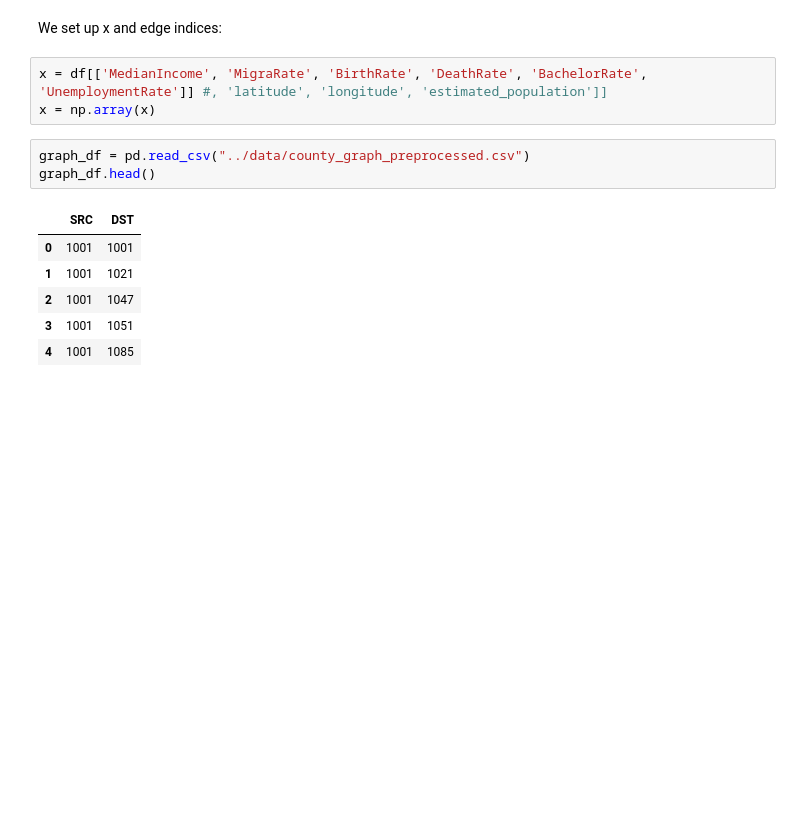
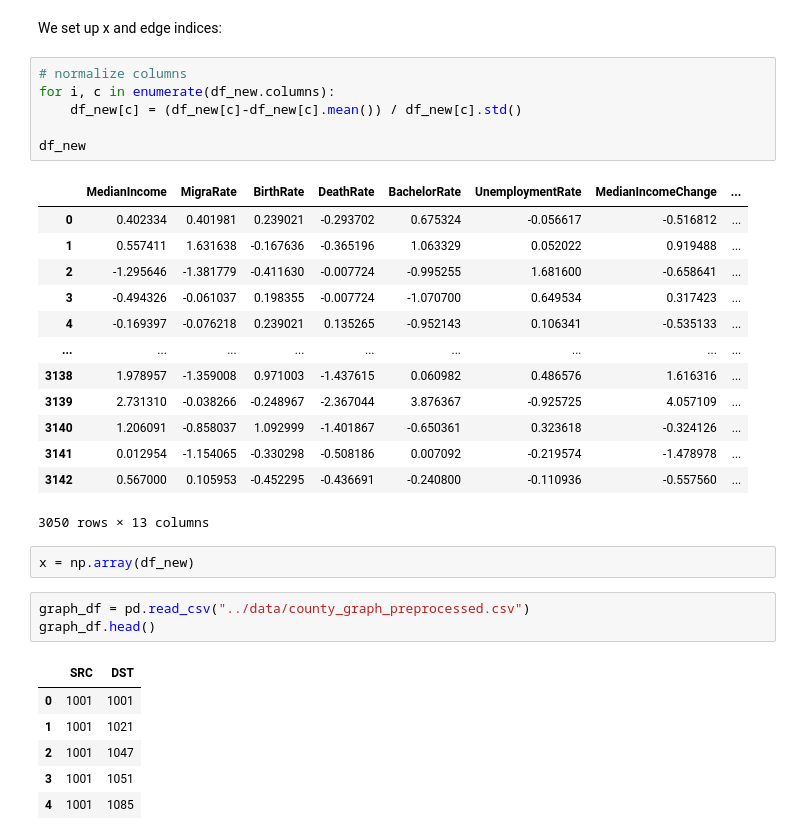
Before and after one commit to JiaJiunn/ORIE_4741_Project, a Jupyter notebook: analysis/graph_nn.ipynb, the cells around one changed output. Saved outputs shown, nothing was run; the diff lists cells and outputs as text; blank space fills up the shorter version.

```diff
--- a/analysis/graph_nn.ipynb
+++ b/analysis/graph_nn.ipynb
@@ -34,8 +83,27 @@ See the caveats in the documentation: https://pandas.pydata.org/pandas-docs/stab
 # %% [markdown]
 We set up x and edge indices:
-# %%
-x = df[['MedianIncome', 'MigraRate', 'BirthRate', 'DeathRate', 'BachelorRate', 'UnemploymentRate']] #, 'latitude', 'longitude', 'estimated_population']]
-x = np.array(x)
+# %%
+# normalize columns
+for i, c in enumerate(df_new.columns):
+    df_new[c] = (df_new[c]-df_new[c].mean()) / df_new[c].std()
+
+df_new
+# %% [output]
+|  | MedianIncome | MigraRate | BirthRate | DeathRate | BachelorRate | UnemploymentRate | MedianIncomeChange | ... |
+| 0 | 0.402334 | 0.401981 | 0.239021 | -0.293702 | 0.675324 | -0.056617 | -0.516812 | ... |
+| 1 | 0.557411 | 1.631638 | -0.167636 | -0.365196 | 1.063329 | 0.052022 | 0.919488 | ... |
+| 2 | -1.295646 | -1.381779 | -0.411630 | -0.007724 | -0.995255 | 1.681600 | -0.658641 | ... |
+| 3 | -0.494326 | -0.061037 | 0.198355 | -0.007724 | -1.070700 | 0.649534 | 0.317423 | ... |
+| 4 | -0.169397 | -0.076218 | 0.239021 | 0.135265 | -0.952143 | 0.106341 | -0.535133 | ... |
+| ... | ... | ... | ... | ... | ... | ... | ... | ... |
+| 3138 | 1.978957 | -1.359008 | 0.971003 | -1.437615 | 0.060982 | 0.486576 | 1.616316 | ... |
+| 3139 | 2.731310 | -0.038266 | -0.248967 | -2.367044 | 3.876367 | -0.925725 | 4.057109 | ... |
+| 3140 | 1.206091 | -0.858037 | 1.092999 | -1.401867 | -0.650361 | 0.323618 | -0.324126 | ... |
+| 3141 | 0.012954 | -1.154065 | -0.330298 | -0.508186 | 0.007092 | -0.219574 | -1.478978 | ... |
+| 3142 | 0.567000 | 0.105953 | -0.452295 | -0.436691 | -0.240800 | -0.110936 | -0.557560 | ... |
+3050 rows × 13 columns
+# %%
+x = np.array(df_new)
 # %%
 graph_df = pd.read_csv("../data/county_graph_preprocessed.csv")
 graph_df.head()
```
Also changed, not shown: parts of 14 cells of this notebook.
